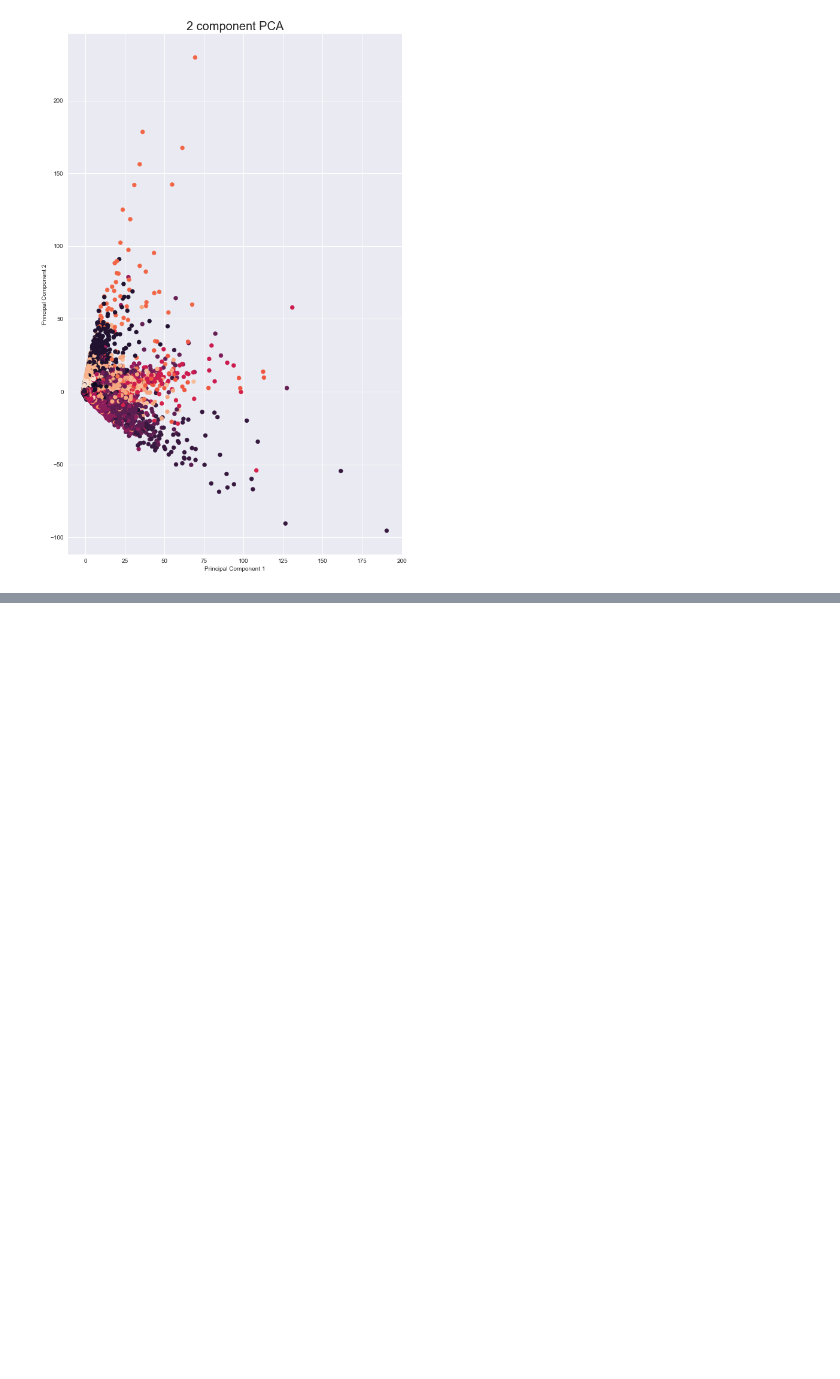
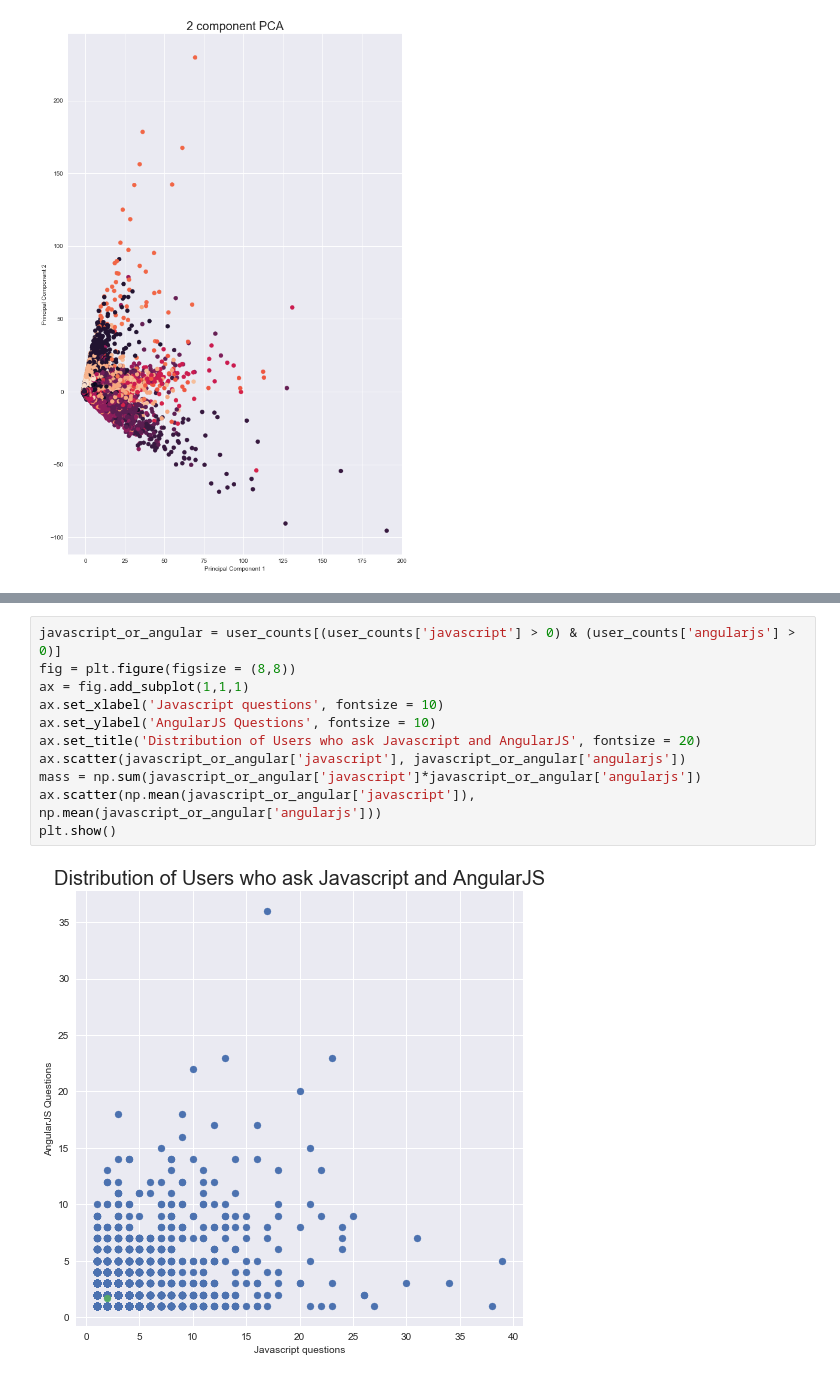
Before and after one commit to TSunny007/StackOverflowAnalytics, a Jupyter notebook: Notebook/profiles_pca.ipynb, the cells around one changed output, grey strips where cells are left out. Drawn from its saved outputs; the diff is of its cells as text; blank space fills up the shorter version.

```diff
--- a/Notebook/profiles_pca.ipynb
+++ b/Notebook/profiles_pca.ipynb
@@ -206,0 +224,13 @@ plt.show()
+# %%
+javascript_or_angular = user_counts[(user_counts['javascript'] > 0) & (user_counts['angularjs'] > 0)]
+fig = plt.figure(figsize = (8,8))
+ax = fig.add_subplot(1,1,1)
+ax.set_xlabel('Javascript questions', fontsize = 10)
+ax.set_ylabel('AngularJS Questions', fontsize = 10)
+ax.set_title('Distribution of Users who ask Javascript and AngularJS', fontsize = 20)
+ax.scatter(javascript_or_angular['javascript'], javascript_or_angular['angularjs'])
+mass = np.sum(javascript_or_angular['javascript']*javascript_or_angular['angularjs'])
+ax.scatter(np.mean(javascript_or_angular['javascript']), np.mean(javascript_or_angular['angularjs']))
+plt.show()
+# %% [output]
+[figure, added]
```
Also changed, not shown: parts of 12 cells of this notebook.
